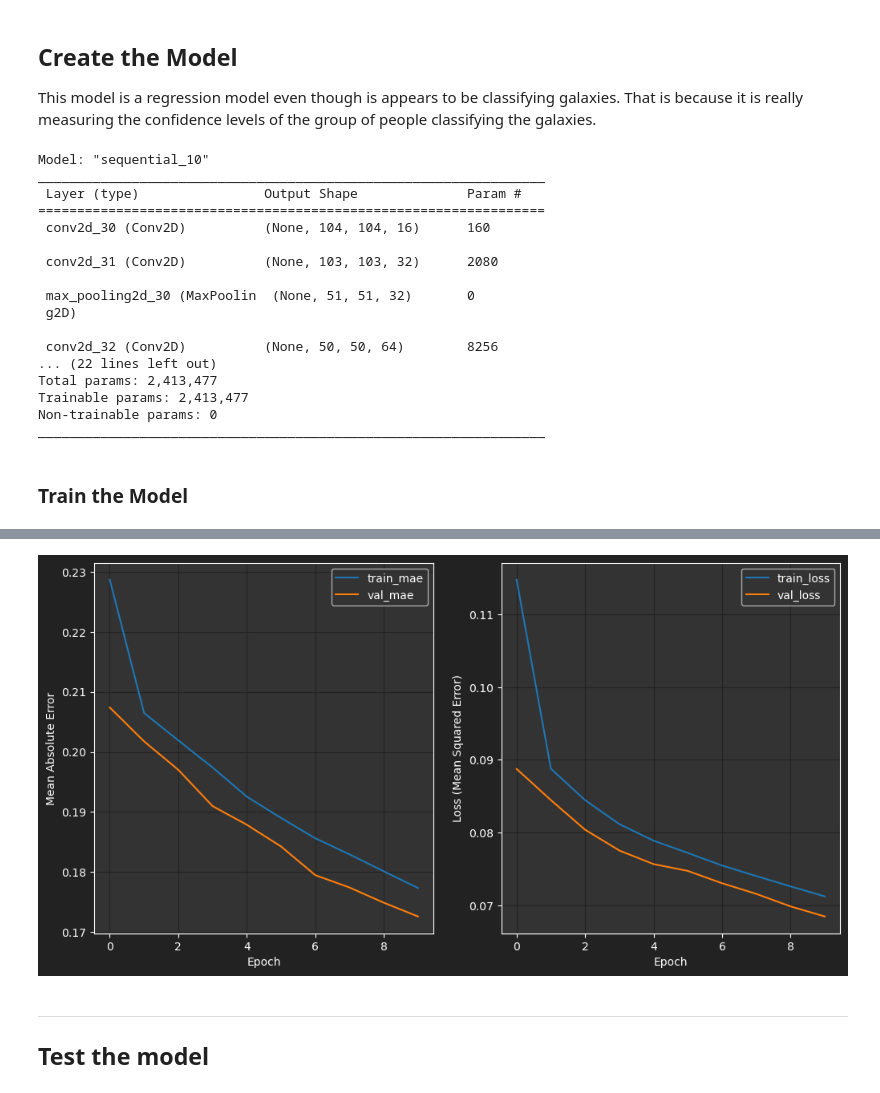
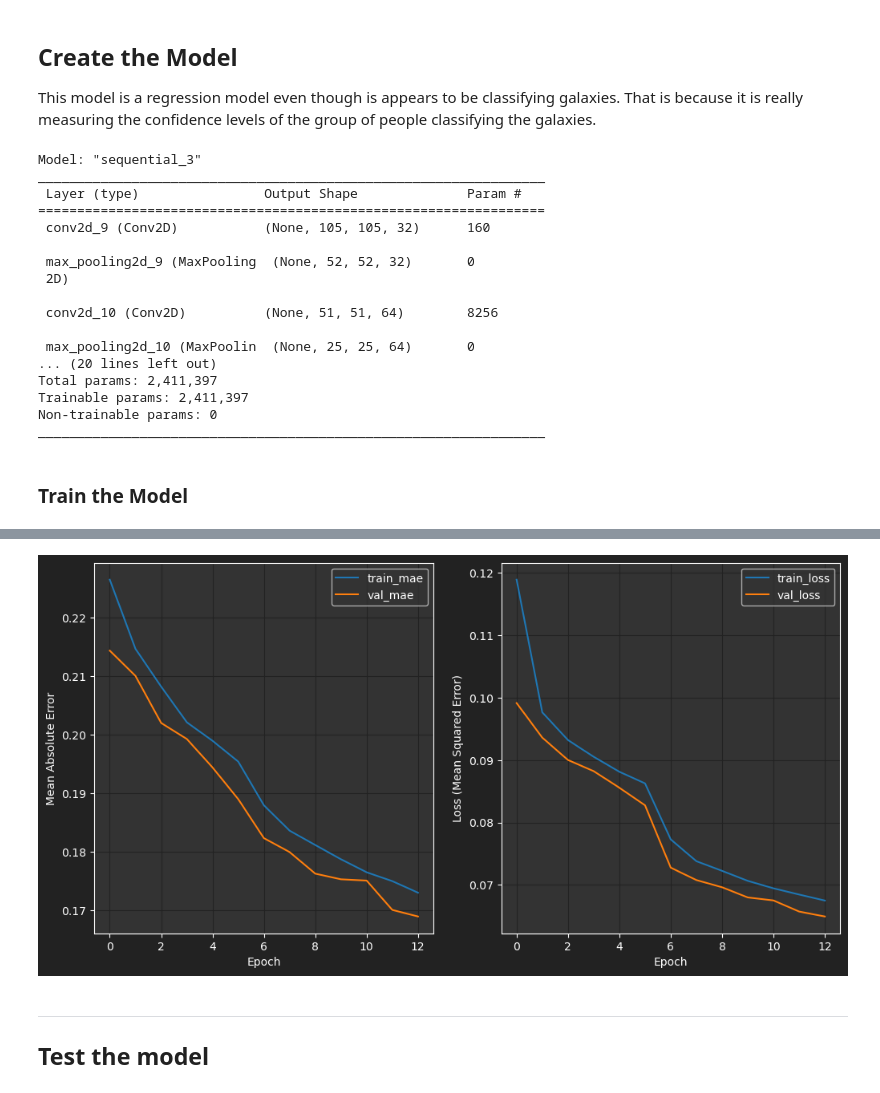
Before and after one commit to zachaa/Galaxy_Morphology_Classification, a Jupyter notebook: model_training.ipynb, the cells around one changed output, grey strips where cells are left out. Drawn from its saved outputs; the diff is of its cells as text; code cells hidden in the pictures.

Commit message:
Add callbacks to adjust learning rate + plot_history() changes + model changes

```diff
--- a/model_training.ipynb
+++ b/model_training.ipynb
@@ -98,11 +99,29 @@ y_test Shape: (59817, 37)
 ## Create the Model
 This model is a regression model even though is appears to be classifying galaxies. That is because it is really measuring the confidence levels of the group of people classifying the galaxies.
 # %%
-# Add callbacks for Early Stopping and Checkpoints
+# Callbacks for Early Stopping and Checkpoints
 # - https://www.tensorflow.org/tutorials/keras/save_and_load
-checkpoints = ModelCheckpoint("data/model/checkpoints/cp-{epoch:04d}.ckpt", monitor="loss", mode="min", verbose=0, save_weights_only=True)
-early_stopping = EarlyStopping(monitor="loss", patience=5)
-callbacks_ = [checkpoints, early_stopping]
+checkpoints = ModelCheckpoint("data/model/checkpoints/cp-{epoch:04d}.ckpt",
+                              monitor="loss", mode="min",
+                              save_weights_only=True,
+                              verbose=0)
+early_stopping = EarlyStopping(monitor="loss", patience=6)
+
+# Callbacks for Reducing Learning Rate
+def scheduler(epoch: int, lr: float) -> float:
+    """Slightly reduce the learning rate every 10 epochs"""
+    if epoch % 10 == 0 and epoch != 0:
+        return lr * 0.8
+    else: # No change
+        return lr
+
+lr_scheduler = LearningRateScheduler(scheduler, verbose=0)
+reduce_lr_plateau = ReduceLROnPlateau(monitor="loss",
+                                      factor=0.1, min_lr=0.000_001,
+                                      patience=4,
+                                      verbose=0)
+
+callbacks_ = [checkpoints, early_stopping, lr_scheduler, reduce_lr_plateau]
 # %%
 # Visualize Loss and MAE over the epochs
 history_plt_style = {'axes.edgecolor':'white',
@@ -116,16 +135,18 @@ history_plt_style = {'axes.edgecolor':'white',
              'xtick.color':'white',
              'ytick.color':'white'}
 
-def plot_history(fit_history: History):
+def plot_history(fit_history: History, metric: str, metric_full_name: str):
     """Creates a plot for history of MAE and Loss (MSE)"""
     with plt.rc_context(history_plt_style):
         fig, axs = plt.subplots(1, 2, figsize=(12,6))
         fig.patch.set_facecolor('#222')
-        axs[0].plot(fit_history.history['mae'], label='train_mae')
-        axs[0].plot(fit_history.history['val_mae'], label='val_mae')
+        # tracked Metric Graph
+        axs[0].plot(fit_history.history[metric], label=f'train_{metric}')
+        axs[0].plot(fit_history.history[f'val_{metric}'], label=f'val_{metric}')
         axs[0].set_xlabel('Epoch')
-        axs[0].set_ylabel('Mean Absolute Error')
+        axs[0].set_ylabel(metric_full_name)
         axs[0].legend()
+        # Loss Graph
         axs[1].plot(fit_history.history['loss'], label='train_loss')
         axs[1].plot(fit_history.history['val_loss'], label='val_loss')
         axs[1].set_xlabel('Epoch')
@@ -140,9 +161,7 @@ INPUT_SHAPE = (IMG_SIZE, IMG_SIZE, 1)
 model = Sequential()
 
 # Add convolution layers
-model.add(Conv2D(16, (3, 3), activation='relu', input_shape=INPUT_SHAPE))
-
-model.add(Conv2D(32, (2, 2), activation='relu'))
+model.add(Conv2D(32, (2, 2), activation='relu', input_shape=INPUT_SHAPE))
 model.add(MaxPooling2D((2, 2)))
 
 model.add(Conv2D(64, (2, 2), activation='relu'))
@@ -173,21 +192,21 @@ model.compile(optimizer='adam', loss='mse', metrics=["mae"])  # mse=mean_squared
 # Print the model summary
 model.summary()
 # %% [output]
-Model: "sequential_10"
+Model: "sequential_3"
 _________________________________________________________________
  Layer (type)                Output Shape              Param #
 =================================================================
- conv2d_30 (Conv2D)          (None, 104, 104, 16)      160
+ conv2d_9 (Conv2D)           (None, 105, 105, 32)      160
 
- conv2d_31 (Conv2D)          (None, 103, 103, 32)      2080
+ max_pooling2d_9 (MaxPooling  (None, 52, 52, 32)       0
+ 2D)
 
- max_pooling2d_30 (MaxPoolin  (None, 51, 51, 32)       0
- g2D)
+ conv2d_10 (Conv2D)          (None, 51, 51, 64)        8256
 
- conv2d_32 (Conv2D)          (None, 50, 50, 64)        8256
-... (22 lines left out)
-Total params: 2,413,477
-Trainable params: 2,413,477
+ max_pooling2d_10 (MaxPoolin  (None, 25, 25, 64)       0
+... (20 lines left out)
+Total params: 2,411,397
+Trainable params: 2,411,397
 Non-trainable params: 0
 _________________________________________________________________
 # %%
@@ -237,11 +256,11 @@ class_weights = {
 history = model.fit(X_train_images,  # TODO make sure this is correct TESTING ONLY, this is not actually the training data
                     y_test,  # TODO testing only replace with y_train
                     # class_weight=class_weights,
-                    epochs=10,
+                    epochs=13,
                     callbacks=callbacks_,
                     batch_size=2_000,
                     validation_split=0.1)
 
 # Plots
-plot_history(history)
+plot_history(history, "mae", "Mean Absolute Error")
 # %% [output]
@@ -268,4 +284,4 @@ Epoch 10/10
-[figure, old version]
+[figure, new version]
 # %%
 model.save("data/model/GalaxyConfidenceModel.keras")
 # %% [markdown]
```
Also changed, not shown: parts of 2 cells of this notebook.
